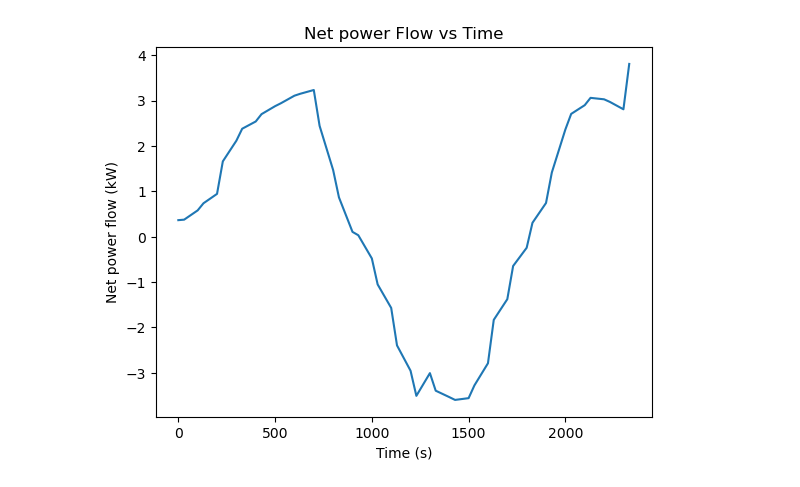
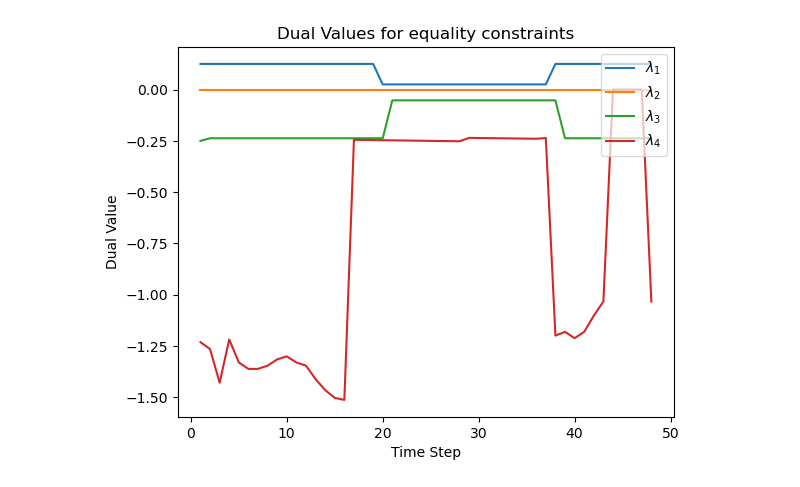
Before and after one commit to Muckthebuck/2023-Energy-kit, a Jupyter notebook: optimization.ipynb, the cells around one changed output. Drawn from its saved outputs; the diff is of its cells as text; code cells hidden in the pictures.

```diff
--- a/optimization.ipynb
+++ b/optimization.ipynb
@@ -274,57 +274,57 @@ class controller:
         ### Code for plotting dual\lagrange values
 
         # Create lists to store the constraint names and dual values for each category
-        # constraint_names_l = []
-        # dual_values_l = []
-        # constraint_names_m = []
-        # dual_values_m = []
+        constraint_names_l = []
+        dual_values_l = []
+        constraint_names_m = []
+        dual_values_m = []
 
-        # # Iterate over constraints and store dual values in the appropriate lists
-        # for c in m.component_objects(pyo.Constraint, active=True):
-        #     constraint_name = str(c)
-        #     dual_value_list = []
+        # Iterate over constraints and store dual values in the appropriate lists
+        for c in m.component_objects(pyo.Constraint, active=True):
+            constraint_name = str(c)
+            dual_value_list = []
 
-        #     for index in c:
-        #         dual_value_list.append(m.dual[c[index]])
+            for index in c:
+                dual_value_list.append(m.dual[c[index]])
 
-        #     if len(dual_value_list) == 1:
-        #         print(constraint_name + ": " + str(dual_value_list[0]))
-        #     elif constraint_name.startswith('l'):
-        #         constraint_names_l.append(constraint_name)
-        #         dual_values_l.append(dual_value_list)
-        #     elif constraint_name.startswith('m'):
-        #         constraint_names_m.append(constraint_name)
-        #         dual_values_m.append(dual_value_list)
+            if len(dual_value_list) == 1:
+                print(constraint_name + ": " + str(dual_value_list[0]))
+            elif constraint_name.startswith('l'):
+                constraint_names_l.append(constraint_name)
+                dual_values_l.append(dual_value_list)
+            elif constraint_name.startswith('m'):
+                constraint_names_m.append(constraint_name)
+                dual_values_m.append(dual_value_list)
 
-        # # Plot dual values for constraints with labels starting with "l"
-        # if len(constraint_names_l) > 0:
-        #     plt.figure()
-        #     for i in range(len(constraint_names_l)):
-        #         plt.plot(range(1, len(dual_values_l[i]) + 1), dual_values_l[i], label='$\lambda_{'+str(i+1)+'}$')
-        #     plt.xlabel('Time Step')
-        #     plt.ylabel('Dual Value')
-        #     plt.title('Dual Values for equality constraints')
-        #     plt.legend(loc='upper right', framealpha=0.7)
-        #     plt.show()
+        # Plot dual values for constraints with labels starting with "l"
+        if len(constraint_names_l) > 0:
+            plt.figure()
+            for i in range(len(constraint_names_l)):
+                plt.plot(range(1, len(dual_values_l[i]) + 1), dual_values_l[i], label='$\lambda_{'+str(i+1)+'}$')
+            plt.xlabel('Time Step')
+            plt.ylabel('Dual Value')
+            plt.title('Dual Values for equality constraints')
+            plt.legend(loc='upper right', framealpha=0.7)
+            plt.show()
 
-        # # Plot dual values for constraints with labels starting with "m"
-        # if len(constraint_names_m) > 0:
-        #     num_plots = len(constraint_names_m) // 10 + 1  # Number of subplots needed
-        #     for i in range(num_plots):
-        #         start_idx = i * 10
-        #         end_idx = (i + 1) * 10
-        #         constraints = constraint_names_m[start_idx:end_idx]
-        #         dual_values = dual_values_m[start_idx:end_idx]
+        # Plot dual values for constraints with labels starting with "m"
+        if len(constraint_names_m) > 0:
+            num_plots = len(constraint_names_m) // 10 + 1  # Number of subplots needed
+            for i in range(num_plots):
+                start_idx = i * 10
+                end_idx = (i + 1) * 10
+                constraints = constraint_names_m[start_idx:end_idx]
+                dual_values = dual_values_m[start_idx:end_idx]
 
-        #         plt.figure()
-        #         for j in range(len(constraints)):
-        #             constraint_label = '$\mu_{'+str(j+start_idx+1)+'}$'
-        #             plt.plot(range(1, len(dual_values[j]) + 1), dual_values[j], label=constraint_label)
-        #         plt.xlabel('Time Step')
-        #         plt.ylabel('Dual Value')
-        #         plt.title('Dual Values for inequality constraints')
-        #         plt.legend(loc='upper right', framealpha=0.7)
-        #         plt.show()
+                plt.figure()
+                for j in range(len(constraints)):
+                    constraint_label = '$\mu_{'+str(j+start_idx+1)+'}$'
+                    plt.plot(range(1, len(dual_values[j]) + 1), dual_values[j], label=constraint_label)
+                plt.xlabel('Time Step')
+                plt.ylabel('Dual Value')
+                plt.title('Dual Values for inequality constraints')
+                plt.legend(loc='upper right', framealpha=0.7)
+                plt.show()
 
 
         ### SET INITAL VALUES FOR NEXT EXECUTION ###
@@ -492 +492 @@ Model unknown
-[figure, old version]
+[figure, new version]
```
Also changed, not shown: parts of 1 cell of this notebook, 10 other files.
